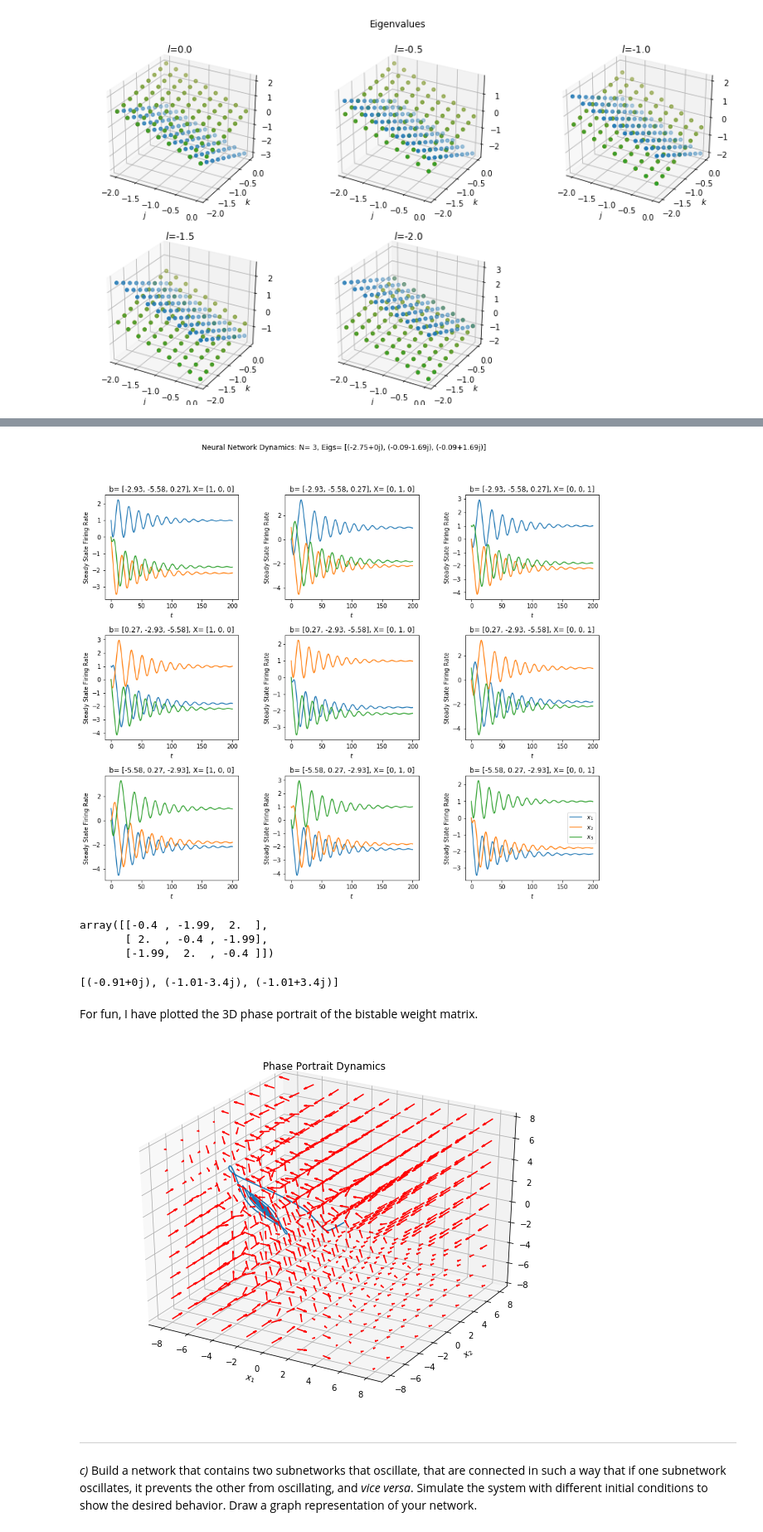
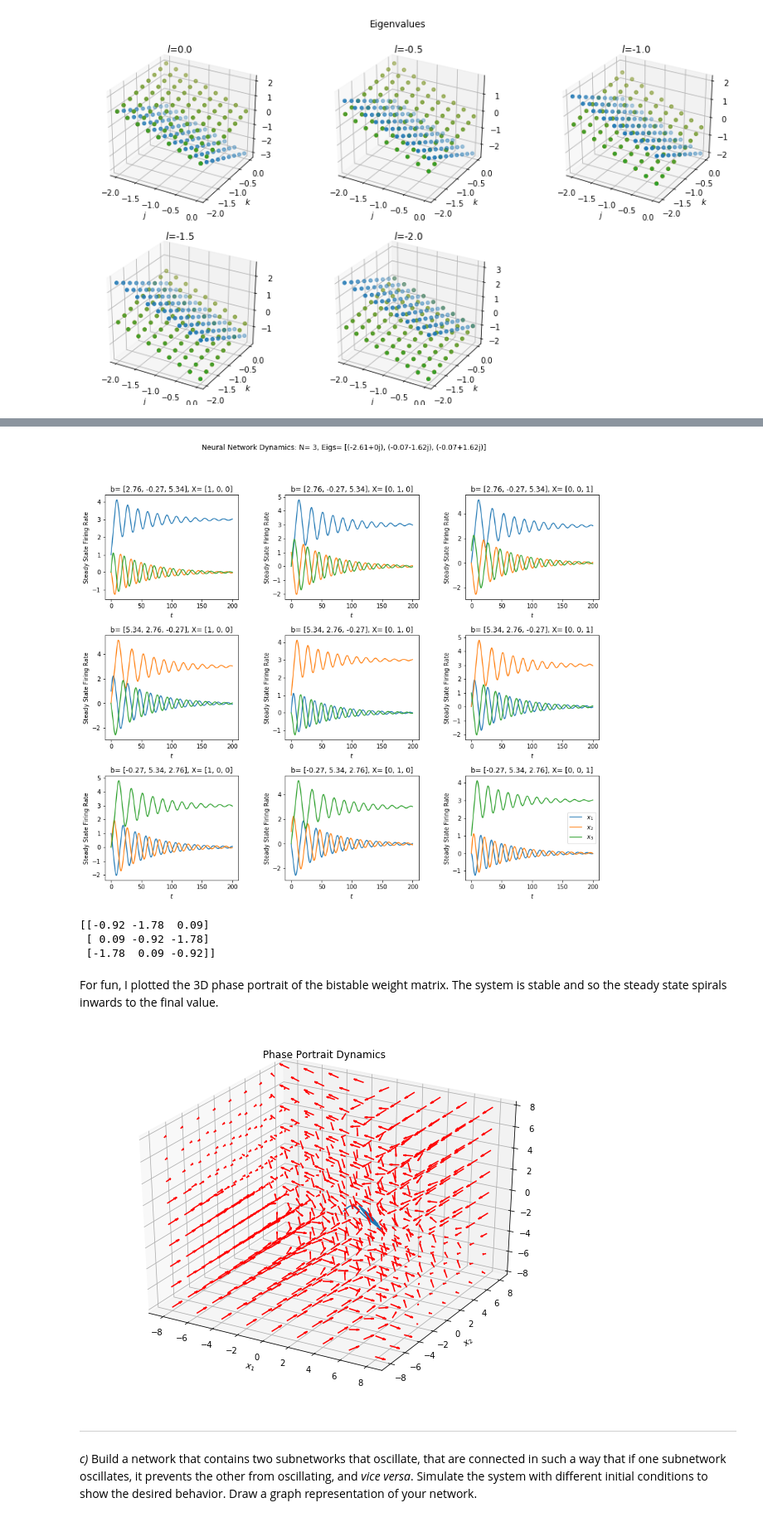
Before and after one commit to kegedy/EE502P, a Jupyter notebook: hw/kevin/HW10.ipynb, the cells around one changed output, grey strips where cells are left out. Shown at 83% size. Saved outputs shown, nothing was run; the diff lists cells and outputs as text; code cells hidden in the pictures.

```diff
--- a/hw/kevin/HW10.ipynb
+++ b/hw/kevin/HW10.ipynb
@@ -360,9 +364,13 @@ In my investigation, the tuning matrix can have a variety of solutions that resu
 # %%
 def generate_stable_weights(N,Jconstraint=None,Kconstraint=None,Lconstraint=None):
     '''
-    The current bias can
-    induce spontaneous firing if it is positive
-    or suppress firing if it is negative.
+    - Generates a new weight matrix by subsituting random values for j, k, and l.
+    - Inputs allow multiple constraints for the system.
+    - If no stable eigenvalues can be found for the given requirements,
+        the function will throw an exception.
+    - Note: The current bias can
+        induce spontaneous firing if it is positive
+        or suppress firing if it is negative.
     '''
     W = None
     j,k,l = sp.symbols('j,k,l')
@@ -385,8 +393,12 @@ def generate_stable_weights(N,Jconstraint=None,Kconstraint=None,Lconstraint=None
         eigs_stable = eigs_real[eigs_real<=0]
         if eigs_stable.size==N:
             break
-        if i>=1000:
-            raise Exception(f'No eigenvalues for values j = {J}, k = {K}, l = {L}')
+        if i>=10000:
+            raise Exception(f'No stable eigenvalues for values j = {J}, k = {K}, l = {L}.\
+                              Eigenvalues are {eigs}')
+        if Jconstraint != None and Kconstraint != None and Lconstraint != None:
+            raise Exception(f'No stable eigenvalues for values j = {J}, k = {K}, l = {L}.\
+                              Eigenvalues are {eigs}')
         J=random.uniform(-2,0) if Jconstraint == None else float(Jconstraint)
         K=random.uniform(-2,0) if Kconstraint == None else float(Kconstraint)
         L=random.uniform(-2,0) if Lconstraint == None else float(Lconstraint)
@@ -489,53 +526,53 @@ array([[-0.4 , -1.99,  2.  ],
 # %%
 N = 3
-W = generate_stable_weights(N,random.uniform(-.1,0),random.uniform(-.25,0),random.uniform(-.25,0))
-B = [3*W[0,:],3*W[1,:],3*W[2,:]]
+W = generate_stable_weights(N,-0.08,-0.22,-0.09)
+B = [-3*W[:,0],-3*W[:,1],-3*W[:,2]]
 plot_bistable_network(W,B)
+print(W)
 # %% [output]
-[figure, old version]
+[figure, new version]
+[[-0.92 -1.78  0.09]
+ [ 0.09 -0.92 -1.78]
+ [-1.78  0.09 -0.92]]
-# %%
-W
-eigs
-# %% [output]
-array([[-0.4 , -1.99,  2.  ],
-       [ 2.  , -0.4 , -1.99],
-       [-1.99,  2.  , -0.4 ]])
-[(-0.91+0j), (-1.01-3.4j), (-1.01+3.4j)]
 # %% [markdown]
-For fun, I have plotted the 3D phase portrait of the bistable weight matrix.
+For fun, I plotted the 3D phase portrait of the bistable weight matrix. The system is stable and so the steady state spirals inwards to the final value.
 # %%
 # Meshgrid
+N = 3
+b = B[0]
 r1,r2,r3 = np.meshgrid(np.linspace(-8, 8, 9),np.linspace(-8, 8, 9),np.linspace(-8, 8, 9))
 u,v,w = np.zeros(r1.shape),np.zeros(r2.shape),np.zeros(r3.shape)
 
 # Firing Rates
 for i in range(len(r1)):
     for j in range(len(r1)):
         for k in range(len(r1)):
             rdot = firing_rates([r1[i,j,k],r2[i,j,k],r3[i,j,k]],0,W,b,N)
             u[i,j,k] = rdot[0]
             v[i,j,k] = rdot[1]
             w[i,j,k] = rdot[2]
 
-x = X[0]
+
+x = [1,0,0]
+t = np.linspace(0., 200, 10000)
 trajectory0 = spi.odeint(firing_rates,x,t,args=(W,b,N))
 
 # Phase Portrait
 fig, ax = plt.subplots(figsize=(8,6))
 ax = Axes3D(fig)
 
 # Plot
 ax.plot(trajectory0[:,0],trajectory0[:,1],trajectory0[:,2])
 ax.quiver(r1,r2,r3,u,v,w,color='r')
 
 # Labels
 ax.set_xlabel('$x_1$')
 ax.set_ylabel('$x_2$')
 ax.set_title('Phase Portrait Dynamics')
 
 plt.show();
 # %% [output]
-[figure, old version]
+[figure, new version]
 # %% [markdown]
 <hr>
 
```
Also changed, not shown: parts of 40 cells of this notebook.
